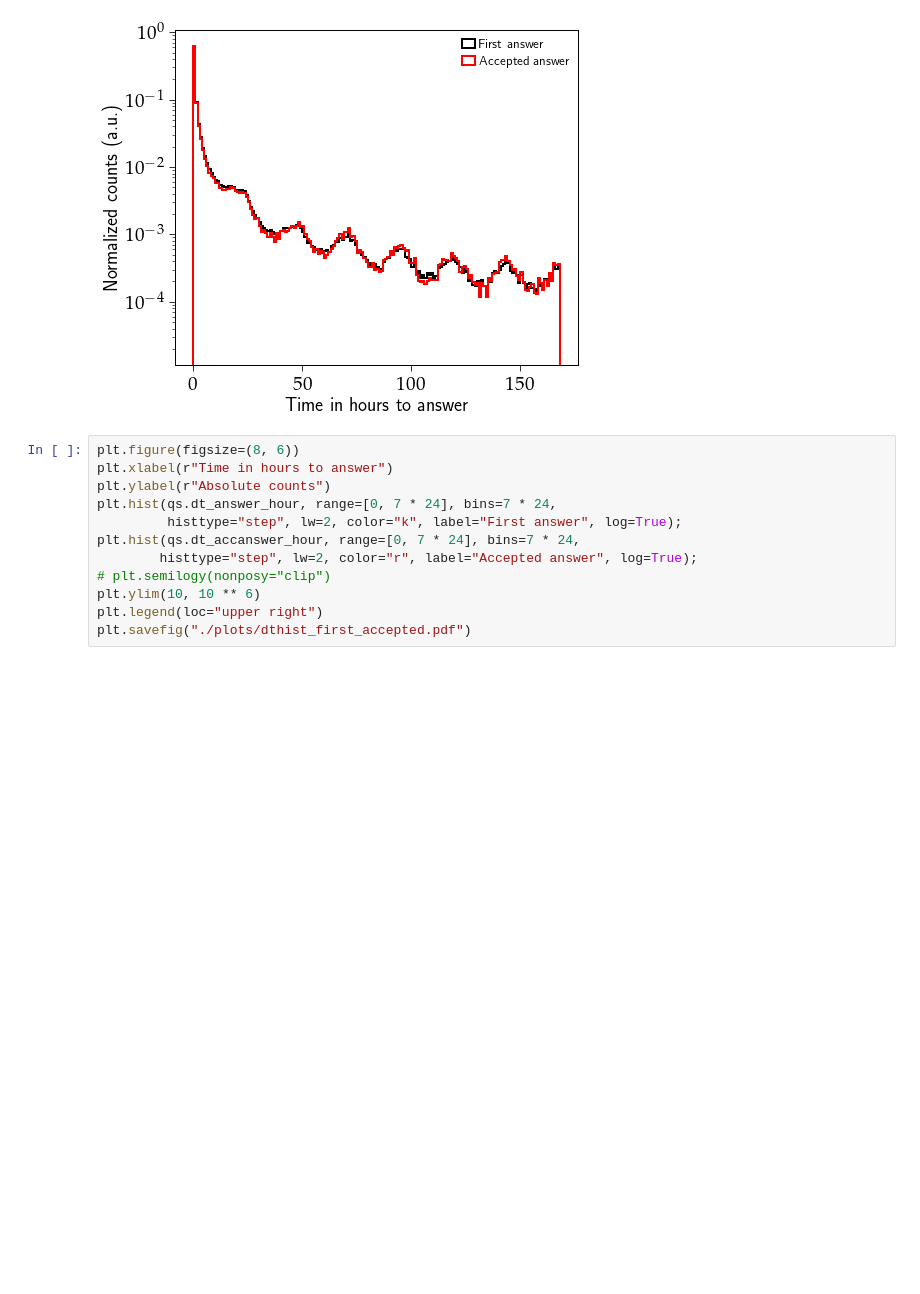
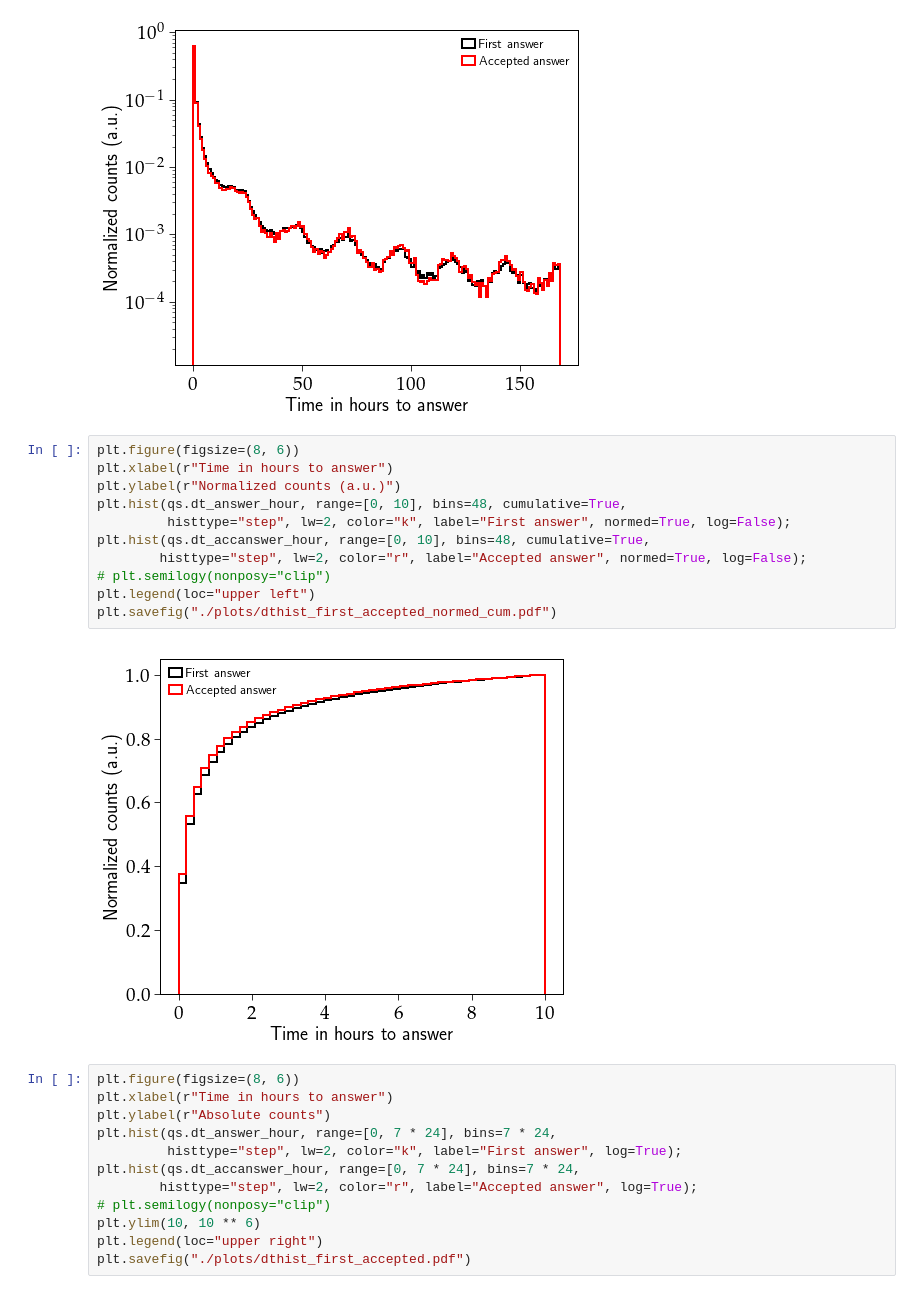
Before and after one commit to AkagiShigeru/incubator-overflow, a Jupyter notebook: stackoverflow-answer.ipynb, the cells around one changed output. Saved outputs shown, nothing was run; the diff lists cells and outputs as text; blank space fills up the shorter version.

```diff
--- a/stackoverflow-answer.ipynb
+++ b/stackoverflow-answer.ipynb
@@ -39,6 +39,19 @@ plt.legend(loc="upper right")
 plt.savefig("./plots/dthist_first_accepted_normed.pdf")
 # %% [output]
 [figure]
+# %%
+plt.figure(figsize=(8, 6))
+plt.xlabel(r"Time in hours to answer")
+plt.ylabel(r"Normalized counts (a.u.)")
+plt.hist(qs.dt_answer_hour, range=[0, 10], bins=48, cumulative=True,
+         histtype="step", lw=2, color="k", label="First answer", normed=True, log=False);
+plt.hist(qs.dt_accanswer_hour, range=[0, 10], bins=48, cumulative=True,
+        histtype="step", lw=2, color="r", label="Accepted answer", normed=True, log=False);
+# plt.semilogy(nonposy="clip")
+plt.legend(loc="upper left")
+plt.savefig("./plots/dthist_first_accepted_normed_cum.pdf")
+# %% [output]
+[figure, added]
 # %%
 plt.figure(figsize=(8, 6))
 plt.xlabel(r"Time in hours to answer")
```
Also changed, not shown: parts of 3 cells of this notebook, 1 other file.
